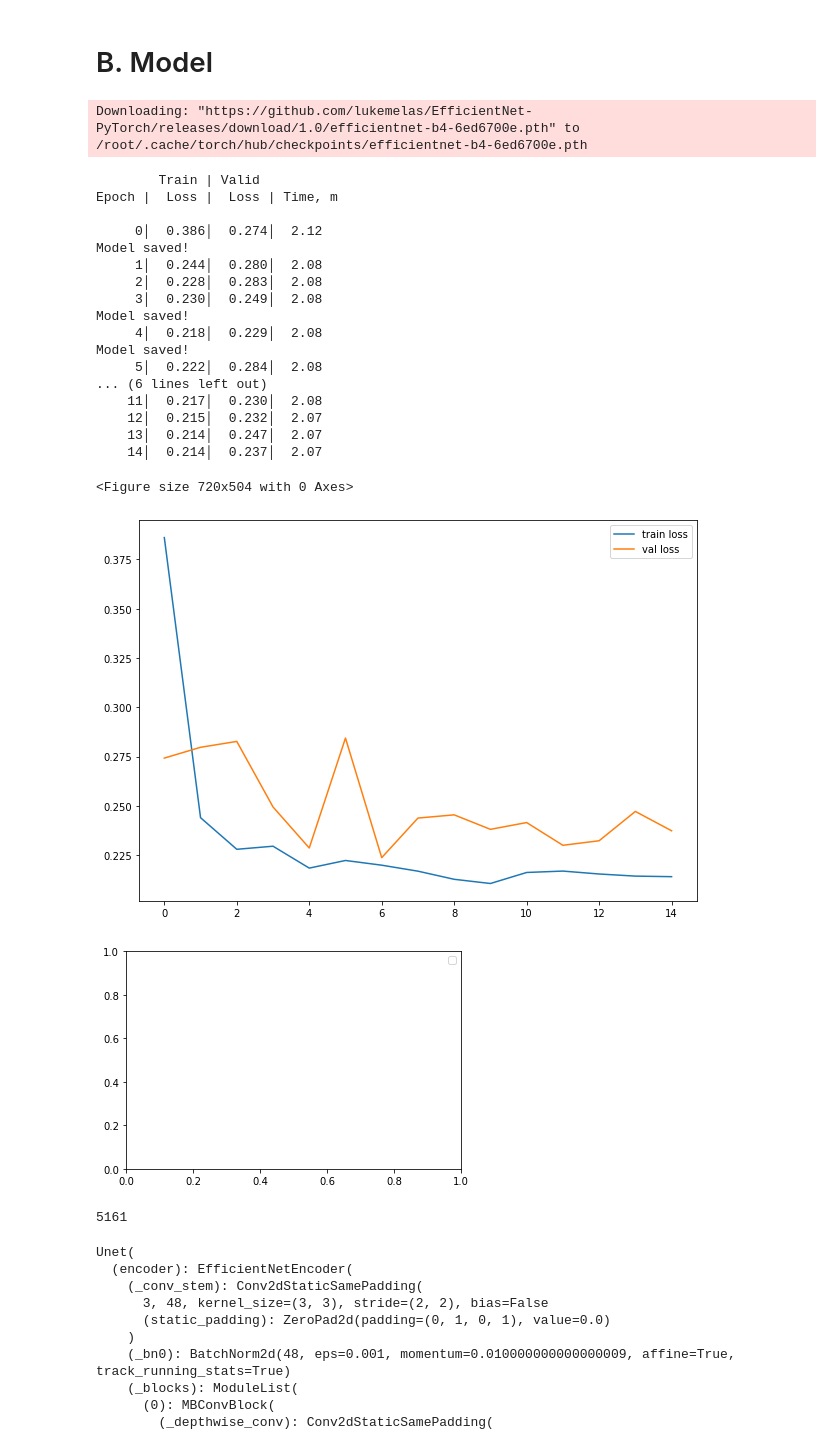
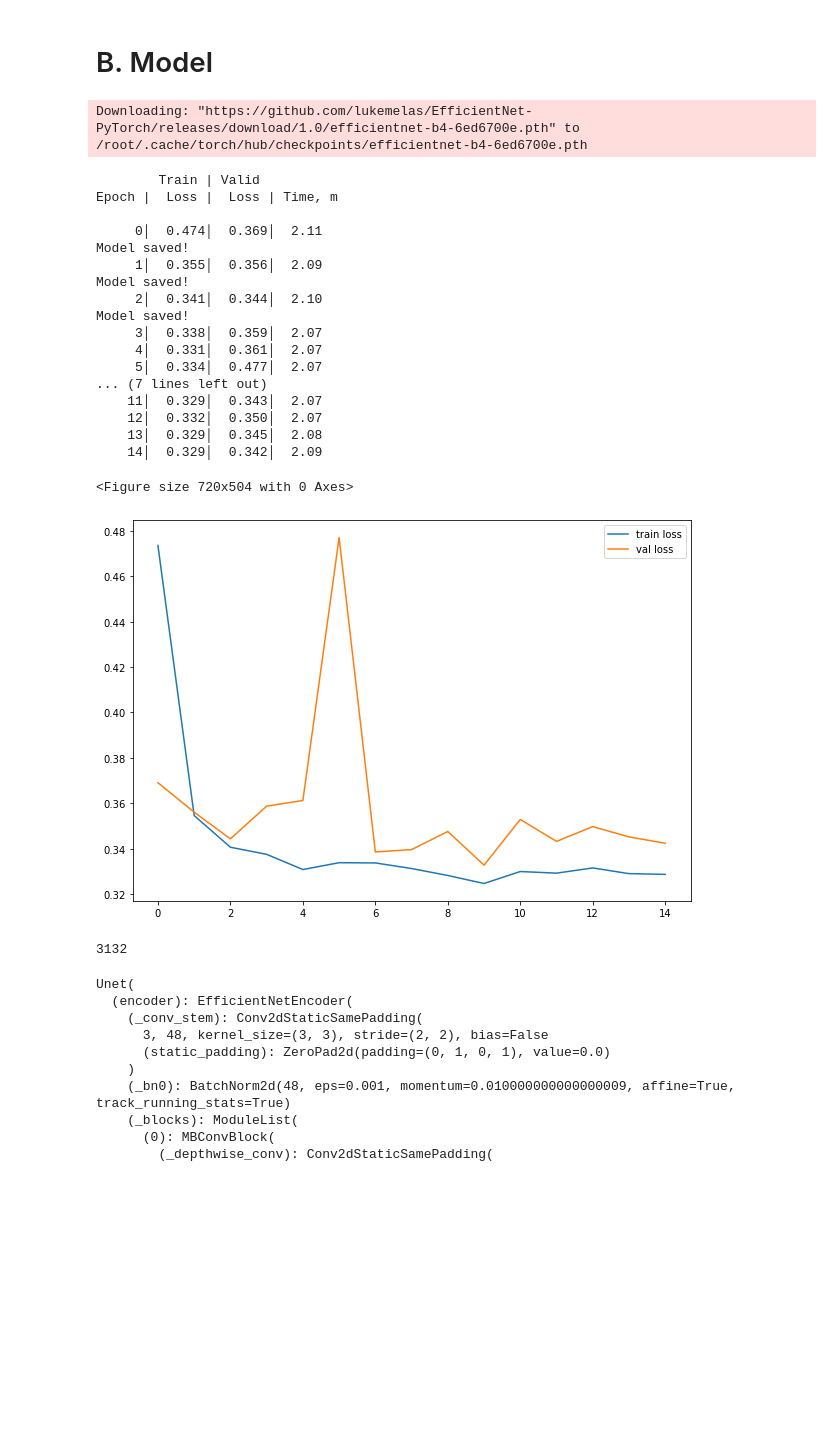
Before and after one commit to Priscillia-Previtero/ML_P8, a Jupyter notebook: overlap-and-inference.ipynb, the cells around one changed output. Drawn from its saved outputs; the diff is of its cells as text; code cells hidden in the pictures; blank space fills up the shorter version.

Commit message:
bce*0.4 + dice*0.6

```diff
--- a/overlap-and-inference.ipynb
+++ b/overlap-and-inference.ipynb
@@ -365,7 +365,7 @@ class SoftDiceLoss(nn.Module):
 def loss_fn(y_pred, y_true):
         bce = bce_loss(y_pred, y_true)
         dice = dice_loss(y_pred, y_true)
-        return 0.2*bce+ 0.8*dice
+        return 0.4*bce+ 0.6*dice
 # %%
 ### Table for results
 header = r'''
@@ -433,54 +433,50 @@ for epoch in range(EPOCHS):
 
     train_loss = np.array(train_losses).mean()
     val_loss = np.array(val_losses).mean()
     trains.append(train_loss)
     vals.append(val_loss)
     print(raw_line.format(epoch,
                           train_loss,
                           val_loss,
                           (time.time()-start_time)/60**1))
 
     if best_loss > val_loss:
         best_loss = val_loss
         torch.save(model, os.path.join(SAVE_DIR, f'best_model.pth'))#_{fold}.pth'))
         print('Model saved!')
 
 #plot
 plt.figure(figsize=(10,7))
 plt.plot(trains, label='train loss')
 plt.plot(vals, label='val loss')
 plt.legend()
 plt.show();
-
-plt.legend()
-plt.show()
 # %% [output]
 Downloading: "https://github.com/lukemelas/EfficientNet-PyTorch/releases/download/1.0/efficientnet-b4-6ed6700e.pth" to /root/.cache/torch/hub/checkpoints/efficientnet-b4-6ed6700e.pth
         Train | Valid
 Epoch |  Loss |  Loss | Time, m
 
-     0│  0.386│  0.274│  2.12
+     0│  0.474│  0.369│  2.11
 Model saved!
-     1│  0.244│  0.280│  2.08
-     2│  0.228│  0.283│  2.08
-     3│  0.230│  0.249│  2.08
+     1│  0.355│  0.356│  2.09
 Model saved!
-     4│  0.218│  0.229│  2.08
+     2│  0.341│  0.344│  2.10
 Model saved!
-     5│  0.222│  0.284│  2.08
-... (6 lines left out)
-    11│  0.217│  0.230│  2.08
-    12│  0.215│  0.232│  2.07
-    13│  0.214│  0.247│  2.07
-    14│  0.214│  0.237│  2.07
+     3│  0.338│  0.359│  2.07
+     4│  0.331│  0.361│  2.07
+     5│  0.334│  0.477│  2.07
+... (7 lines left out)
+    11│  0.329│  0.343│  2.07
+    12│  0.332│  0.350│  2.07
+    13│  0.329│  0.345│  2.08
+    14│  0.329│  0.342│  2.09
 <Figure size 720x504 with 0 Axes>
-[figure, old version]
+[figure, new version]
-[figure, removed]
 # %%
 del train_ds, valid_ds, train_loader, val_loader, model
 gc.collect()
 # %% [output]
-5161
+3132
 # %%
 best_model = torch.load(os.path.join(SAVE_DIR, 'best_model.pth'), map_location=torch.device(DEVICE))
 # %%
```
Also changed, not shown: parts of 1 cell of this notebook.
